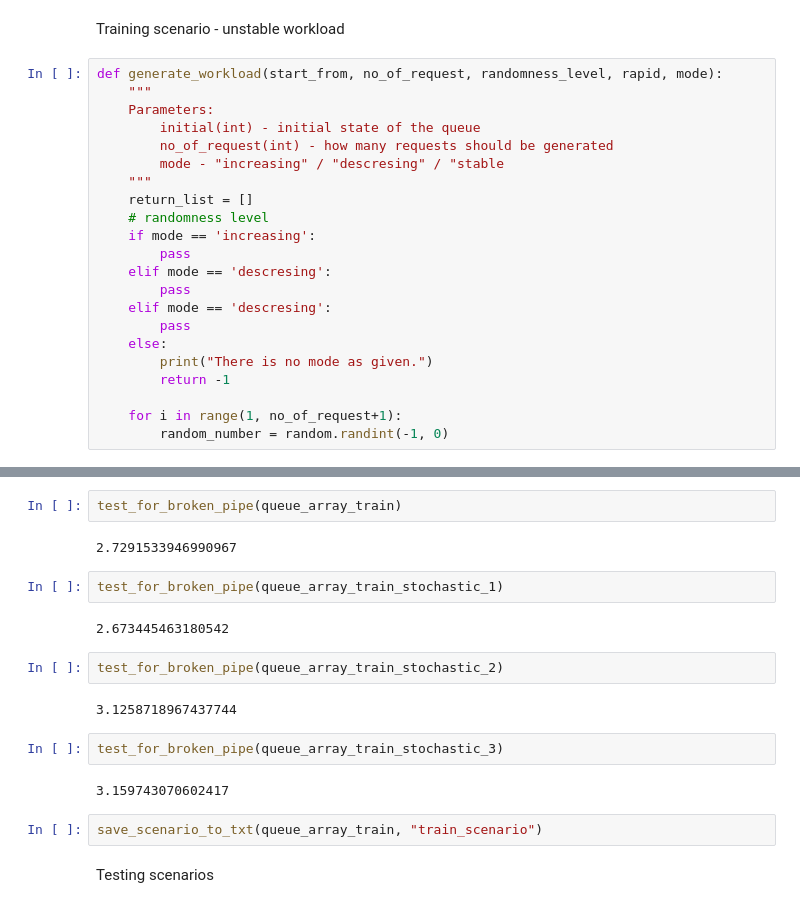
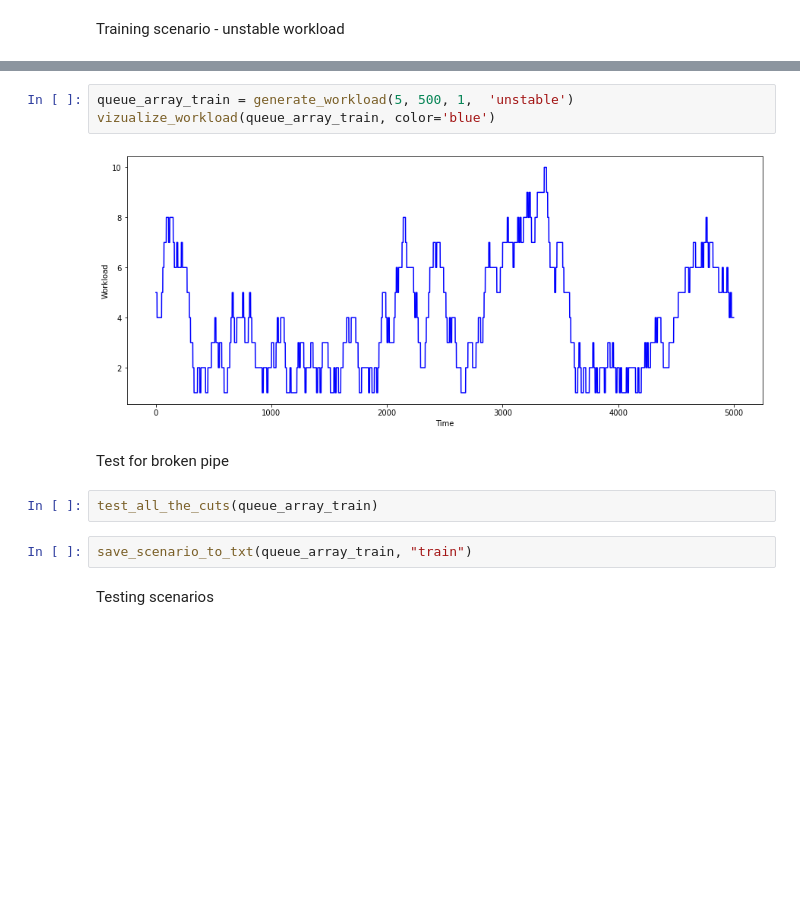
Before and after one commit to dkapczynska/Resource_management_RL, a Jupyter notebook: 00. Prepare scenarios.ipynb, the cells around one changed output, grey strips where cells are left out. Saved outputs shown, nothing was run; the diff lists cells and outputs as text; blank space fills up the shorter version.

```diff
--- a/00. Prepare scenarios.ipynb
+++ b/00. Prepare scenarios.ipynb
@@ -42,24 +114,2 @@ def save_scenario_to_txt(queue_array, file_name):
 # %% [markdown]
 Training scenario - unstable workload
-# %%
-def generate_workload(start_from, no_of_request, randomness_level, rapid, mode):
-    """
-    Parameters:
-        initial(int) - initial state of the queue
-        no_of_request(int) - how many requests should be generated
-        mode - "increasing" / "descresing" / "stable
-    """
-    return_list = []
-    # randomness level
-    if mode == 'increasing':
-        pass
-    elif mode == 'descresing':
-        pass
-    elif mode == 'descresing':
-        pass
-    else:
-        print("There is no mode as given.")
-        return -1
-
-    for i in range(1, no_of_request+1):
-        random_number = random.randint(-1, 0)
@@ -83,20 +116,13 @@ Scenario - Train:  15
+# %%
+queue_array_train = generate_workload(5, 500, 1,  'unstable')
+vizualize_workload(queue_array_train, color='blue')
+# %% [output]
+[figure, added]
+# %% [markdown]
+Test for broken pipe
 # %%
-test_for_broken_pipe(queue_array_train)
+test_all_the_cuts(queue_array_train)
-# %% [output]
-2.7291533946990967
-# %%
-test_for_broken_pipe(queue_array_train_stochastic_1)
-# %% [output]
-2.673445463180542
-# %%
-test_for_broken_pipe(queue_array_train_stochastic_2)
-# %% [output]
-3.1258718967437744
-# %%
-test_for_broken_pipe(queue_array_train_stochastic_3)
-# %% [output]
-3.159743070602417
 # %%
-save_scenario_to_txt(queue_array_train, "train_scenario")
+save_scenario_to_txt(queue_array_train, "train")
 # %% [markdown]
 Testing scenarios
```
Also changed, not shown: parts of 18 cells of this notebook.
